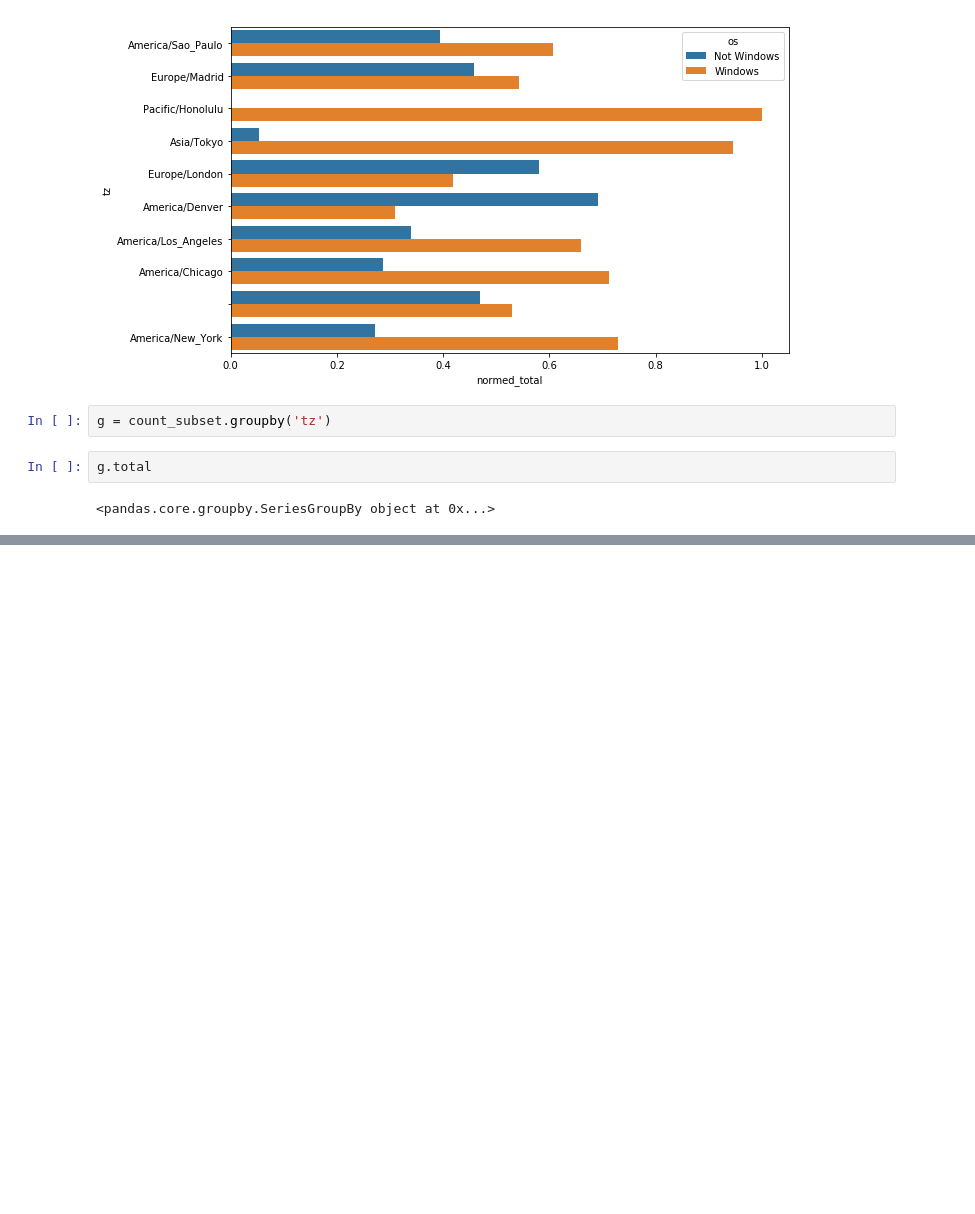
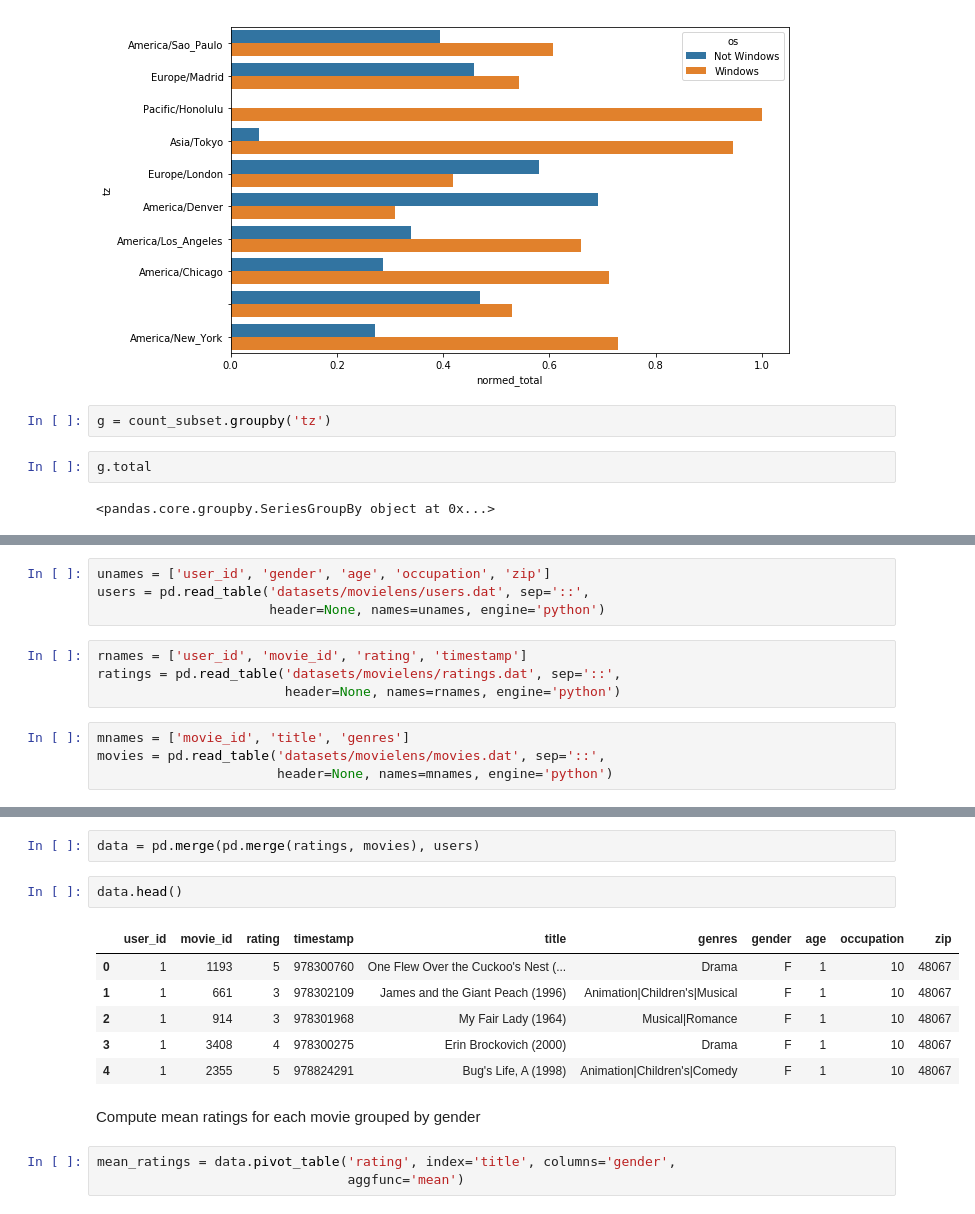
Before and after one commit to Gakun/python_for_data_analysis, a Jupyter notebook: CH14 - Data Analysis Examples.ipynb, the cells around one changed output, grey strips where cells are left out. Cells and saved outputs as stored; diff of their text form; blank space fills up the shorter version.

```diff
--- a/CH14 - Data Analysis Examples.ipynb
+++ b/CH14 - Data Analysis Examples.ipynb
@@ -422,0 +438,12 @@ g.total
+# %%
+unames = ['user_id', 'gender', 'age', 'occupation', 'zip']
+users = pd.read_table('datasets/movielens/users.dat', sep='::',
+                      header=None, names=unames, engine='python')
+# %%
+rnames = ['user_id', 'movie_id', 'rating', 'timestamp']
+ratings = pd.read_table('datasets/movielens/ratings.dat', sep='::',
+                        header=None, names=rnames, engine='python')
+# %%
+mnames = ['movie_id', 'title', 'genres']
+movies = pd.read_table('datasets/movielens/movies.dat', sep='::',
+                       header=None, names=mnames, engine='python')
@@ -422,0 +513,16 @@ g.total
+# %%
+data = pd.merge(pd.merge(ratings, movies), users)
+# %%
+data.head()
+# %% [output]
+|  | user_id | movie_id | rating | timestamp | title | genres | gender | age | occupation | zip |
+| 0 | 1 | 1193 | 5 | 978300760 | One Flew Over the Cuckoo's Nest (... | Drama | F | 1 | 10 | 48067 |
+| 1 | 1 | 661 | 3 | 978302109 | James and the Giant Peach (1996) | Animation|Children's|Musical | F | 1 | 10 | 48067 |
+| 2 | 1 | 914 | 3 | 978301968 | My Fair Lady (1964) | Musical|Romance | F | 1 | 10 | 48067 |
+| 3 | 1 | 3408 | 4 | 978300275 | Erin Brockovich (2000) | Drama | F | 1 | 10 | 48067 |
+| 4 | 1 | 2355 | 5 | 978824291 | Bug's Life, A (1998) | Animation|Children's|Comedy | F | 1 | 10 | 48067 |
+# %% [markdown]
+Compute mean ratings for each movie grouped by gender
+# %%
+mean_ratings = data.pivot_table('rating', index='title', columns='gender',
+                                aggfunc='mean')
```
Also changed, not shown: parts of 47 cells of this notebook.
